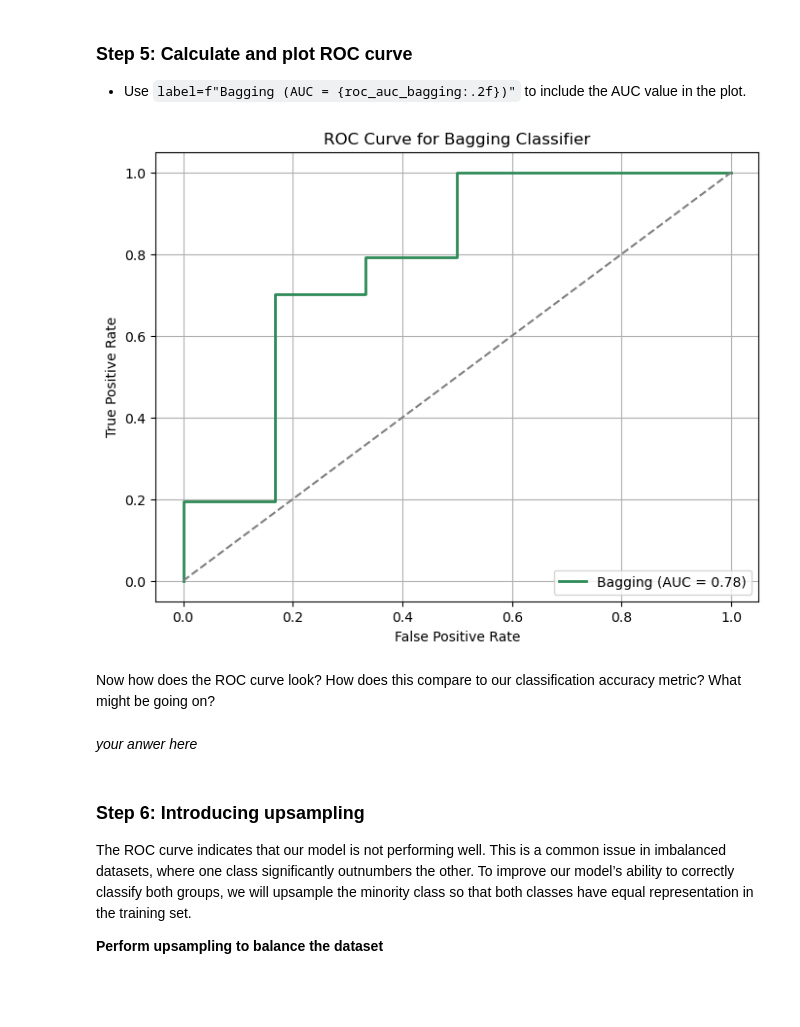
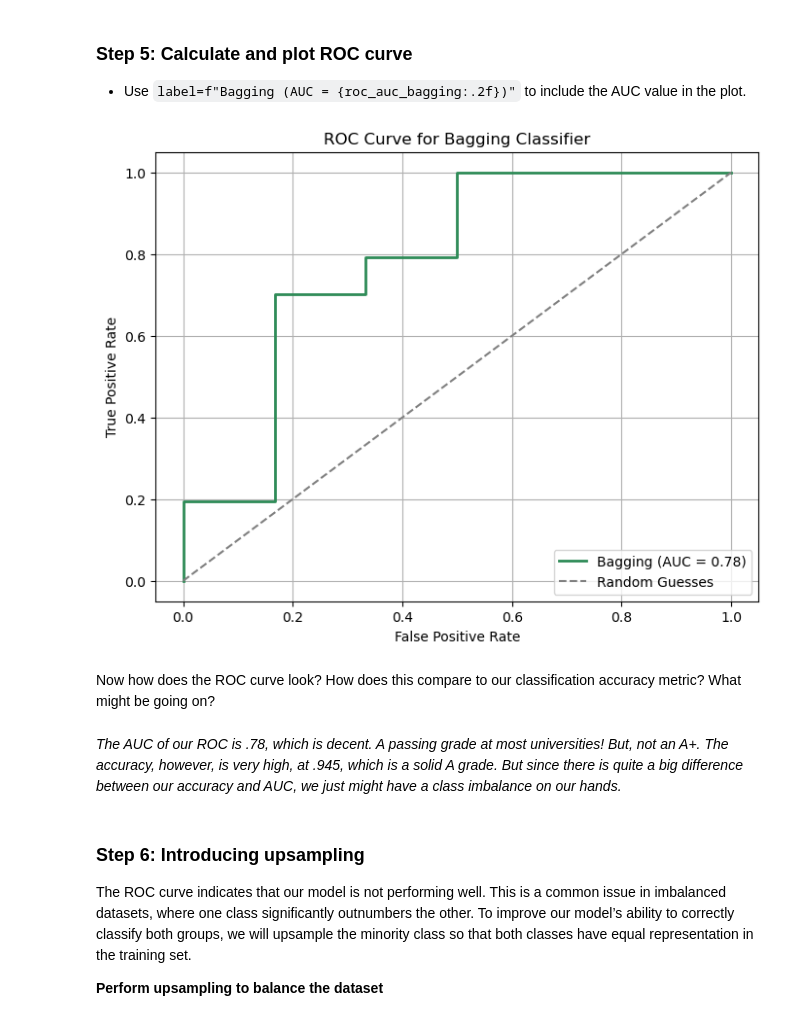
Before and after one commit to jorb1/EDS232-labs, a Jupyter notebook: Week5/lab5-birds.ipynb, the cells around one changed output. Cells and saved outputs as stored; diff of their text form; code cells hidden in the pictures; blank space fills up the shorter version.

```diff
--- a/Week5/lab5-birds.ipynb
+++ b/Week5/lab5-birds.ipynb
@@ -153,26 +153,26 @@ Test Accuracy: 0.9452
 # %%
 # Compute ROC curve
 fpr, tpr, _ = roc_curve(y_test, bagging.predict_proba(X_test)[:,1])
 
 # Compute AUC
 roc_auc_bagging = auc(fpr, tpr)
 
 # Plot ROC curve
 plt.figure(figsize=(8, 6))
 plt.plot(fpr, tpr, label=f"Bagging (AUC = {roc_auc_bagging:.2f})", color="seagreen", linewidth=2)
-plt.plot([0, 1], [0, 1], linestyle="--", color="gray")
+plt.plot([0, 1], [0, 1], linestyle="--", color="gray", label="Random Guesses")
 plt.xlabel("False Positive Rate")
 plt.ylabel("True Positive Rate")
 plt.title("ROC Curve for Bagging Classifier")
 plt.legend(loc="lower right")
 plt.grid()
 plt.show()
 # %% [output]
-[figure, old version]
+[figure, new version]
 # %% [markdown]
 Now how does the ROC curve look? How does this compare to our classification accuracy metric?  What might be going on?
-# %% [markdown]
-*your anwer here*
+# %% [markdown]
+*The AUC of our ROC is .78, which is decent. A passing grade at most universities! But, not an A+. The accuracy, however, is very high, at .945, which is a solid A grade. But since there is quite a big difference between our accuracy and AUC, we just might have a class imbalance on our hands.*
 # %% [markdown]
 ### Step 6: Introducing upsampling
 
```
Also changed, not shown: parts of 8 cells of this notebook.
